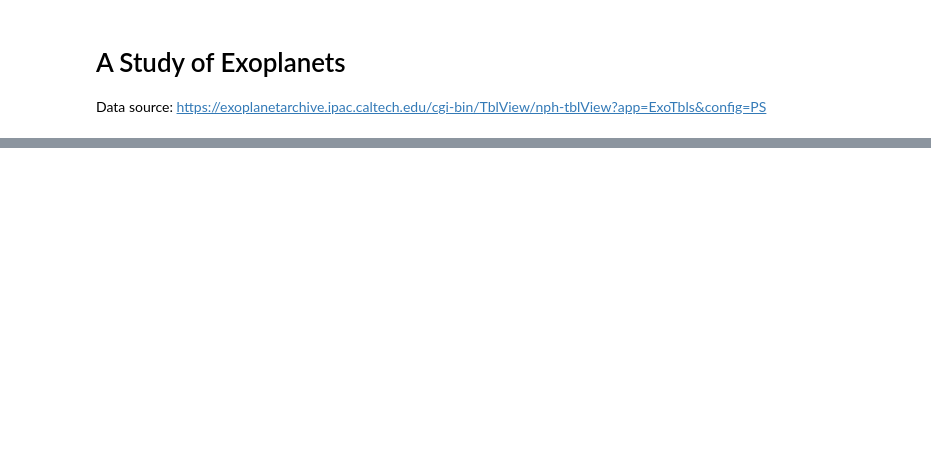
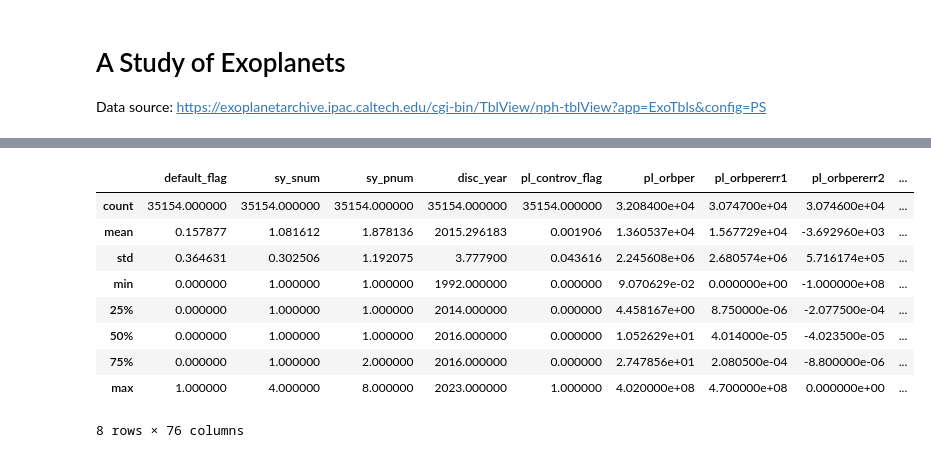
Before and after one commit to joncoe/exoplanet-discovery-CKS149, a Jupyter notebook: Exoplanet Study.ipynb, the cells around one changed output, grey strips where cells are left out. Saved outputs shown, nothing was run; the diff lists cells and outputs as text; code cells hidden in the pictures; blank space fills up the shorter version.

```diff
--- a/Exoplanet Study.ipynb
+++ b/Exoplanet Study.ipynb
@@ -25,0 +30,13 @@ exoplanets
+# %%
+exoplanets.describe()
+# %% [output]
+|  | default_flag | sy_snum | sy_pnum | disc_year | pl_controv_flag | pl_orbper | pl_orbpererr1 | pl_orbpererr2 | ... |
+| count | 35154.000000 | 35154.000000 | 35154.000000 | 35154.000000 | 35154.000000 | 3.208400e+04 | 3.074700e+04 | 3.074600e+04 | ... |
+| mean | 0.157877 | 1.081612 | 1.878136 | 2015.296183 | 0.001906 | 1.360537e+04 | 1.567729e+04 | -3.692960e+03 | ... |
+| std | 0.364631 | 0.302506 | 1.192075 | 3.777900 | 0.043616 | 2.245608e+06 | 2.680574e+06 | 5.716174e+05 | ... |
+| min | 0.000000 | 1.000000 | 1.000000 | 1992.000000 | 0.000000 | 9.070629e-02 | 0.000000e+00 | -1.000000e+08 | ... |
+| 25% | 0.000000 | 1.000000 | 1.000000 | 2014.000000 | 0.000000 | 4.458167e+00 | 8.750000e-06 | -2.077500e-04 | ... |
+| 50% | 0.000000 | 1.000000 | 1.000000 | 2016.000000 | 0.000000 | 1.052629e+01 | 4.014000e-05 | -4.023500e-05 | ... |
+| 75% | 0.000000 | 1.000000 | 2.000000 | 2016.000000 | 0.000000 | 2.747856e+01 | 2.080500e-04 | -8.800000e-06 | ... |
+| max | 1.000000 | 4.000000 | 8.000000 | 2023.000000 | 1.000000 | 4.020000e+08 | 4.700000e+08 | 0.000000e+00 | ... |
+8 rows × 76 columns
```
Also changed, not shown: parts of 7 cells of this notebook, 1 other file.
